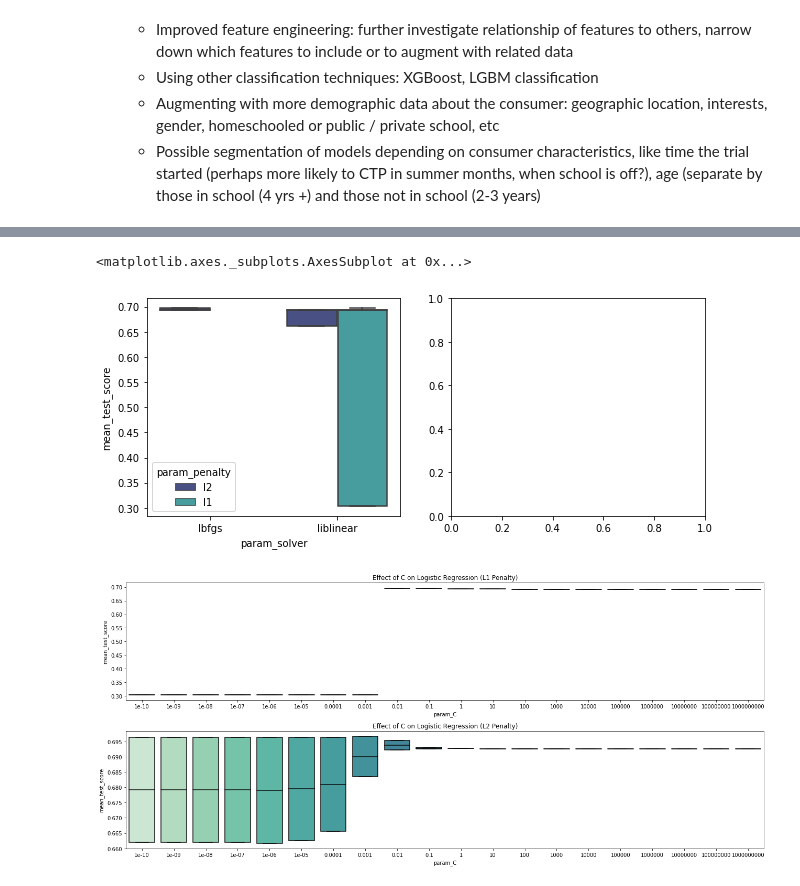
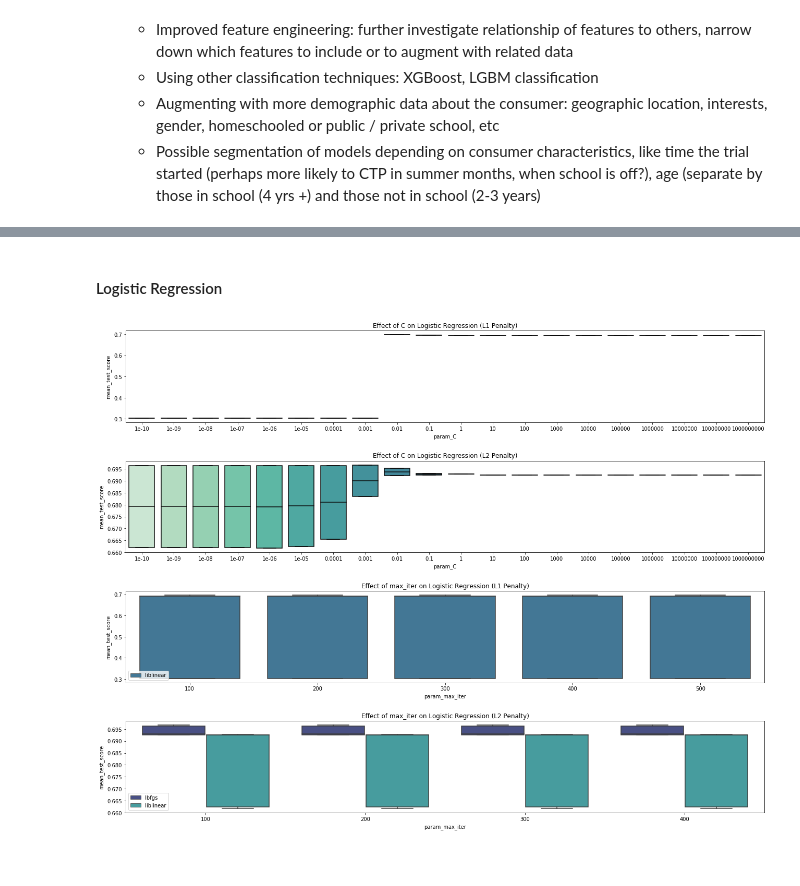
Before and after one commit to christinejiang11/personal_projects, a Jupyter notebook: Homer_Recommendation/Homer_CTP_Classification.ipynb, the cells around one changed output, grey strips where cells are left out. Saved outputs shown, nothing was run; the diff lists cells and outputs as text; code cells hidden in the pictures.

```diff
--- a/Homer_Recommendation/Homer_CTP_Classification.ipynb
+++ b/Homer_Recommendation/Homer_CTP_Classification.ipynb
@@ -463,21 +477,24 @@ plt.tight_layout()
-# %%
-#Logistic Regression scatterplots: how does the penalty type, C value, and solver type impact model performance?
-figure, subaxes = plt.subplots(1,2,figsize=(10,4))
-sns.boxplot(log_df['param_solver'], log_df['mean_test_score'], hue=log_df['param_penalty'],palette='mako', ax=subaxes[0])
-# %% [output]
-<matplotlib.axes._subplots.AxesSubplot at 0x...>
-[figure, removed]
+# %% [markdown]
+#### Logistic Regression
 # %%
-#plt.rcParams['figure.figsize'] = (20,4)
-figure, subaxes=plt.subplots(2,1,figsize = (18,8))
+#How does the value of C affect performance for each of the two penalty types?
+figure, subaxes=plt.subplots(4,1,figsize = (18,14))
 l1 = log_df[log_df['param_penalty'] == 'l1']
 sns.boxplot(l1['param_C'], l1['mean_test_score'],palette='mako_r',ax=subaxes[0])
 subaxes[0].set_title('Effect of C on Logistic Regression (L1 Penalty)')
 
 l2 = log_df[log_df['param_penalty'] == 'l2']
 sns.boxplot(l2['param_C'], l2['mean_test_score'],palette='mako_r', ax=subaxes[1])
 subaxes[1].set_title('Effect of C on Logistic Regression (L2 Penalty)')
 
+#ow does the value of max_iter affect performance for each of the two penalty types?
+sns.boxplot(l1['param_max_iter'], l1['mean_test_score'],hue = l1['param_solver'],palette='mako',ax = subaxes[2])
+subaxes[2].legend(loc='lower left')
+subaxes[2].set_title('Effect of max_iter on Logistic Regression (L1 Penalty)')
+sns.boxplot(l2['param_max_iter'], l2['mean_test_score'],hue = l2['param_solver'],palette='mako', ax=subaxes[3])
+subaxes[3].legend(loc='lower left')
+subaxes[3].set_title('Effect of max_iter on Logistic Regression (L2 Penalty)')
+figure.subplots_adjust(hspace = 10)
 plt.tight_layout()
 # %% [output]
-[figure, old version]
+[figure, new version]
```
Also changed, not shown: parts of 4 cells of this notebook.
